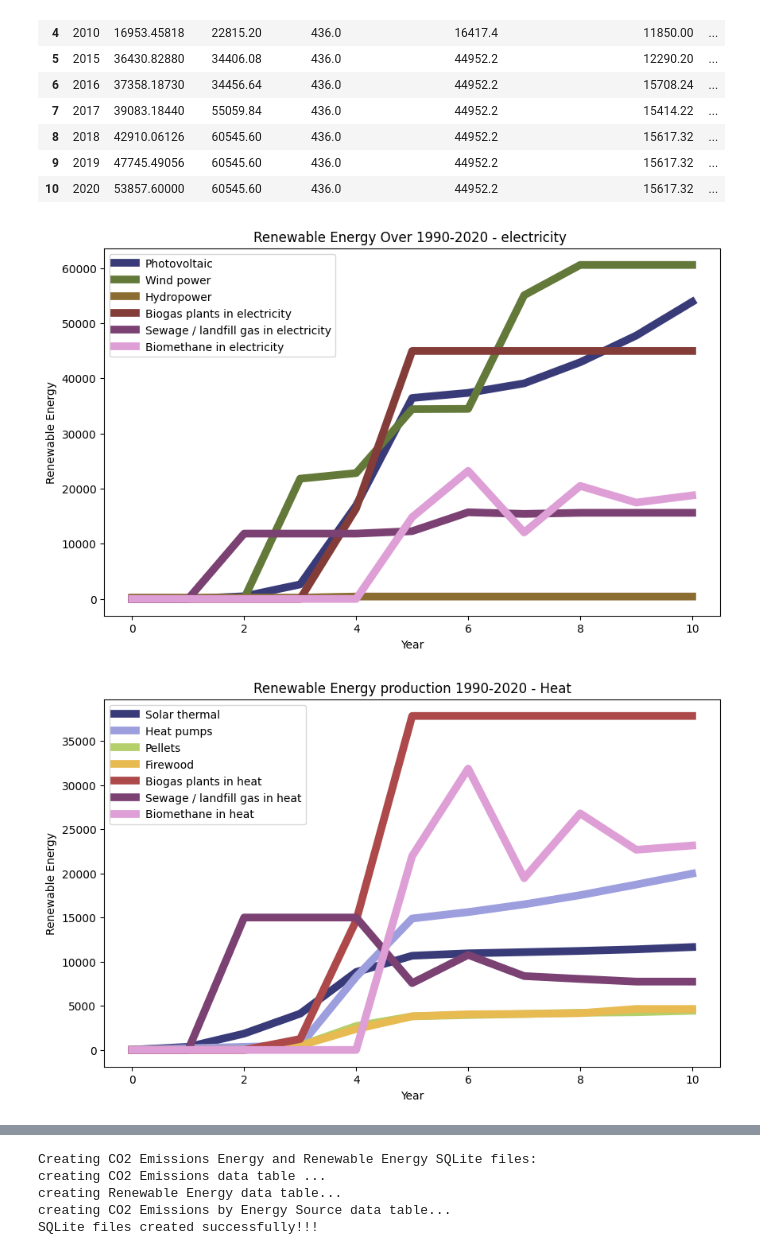
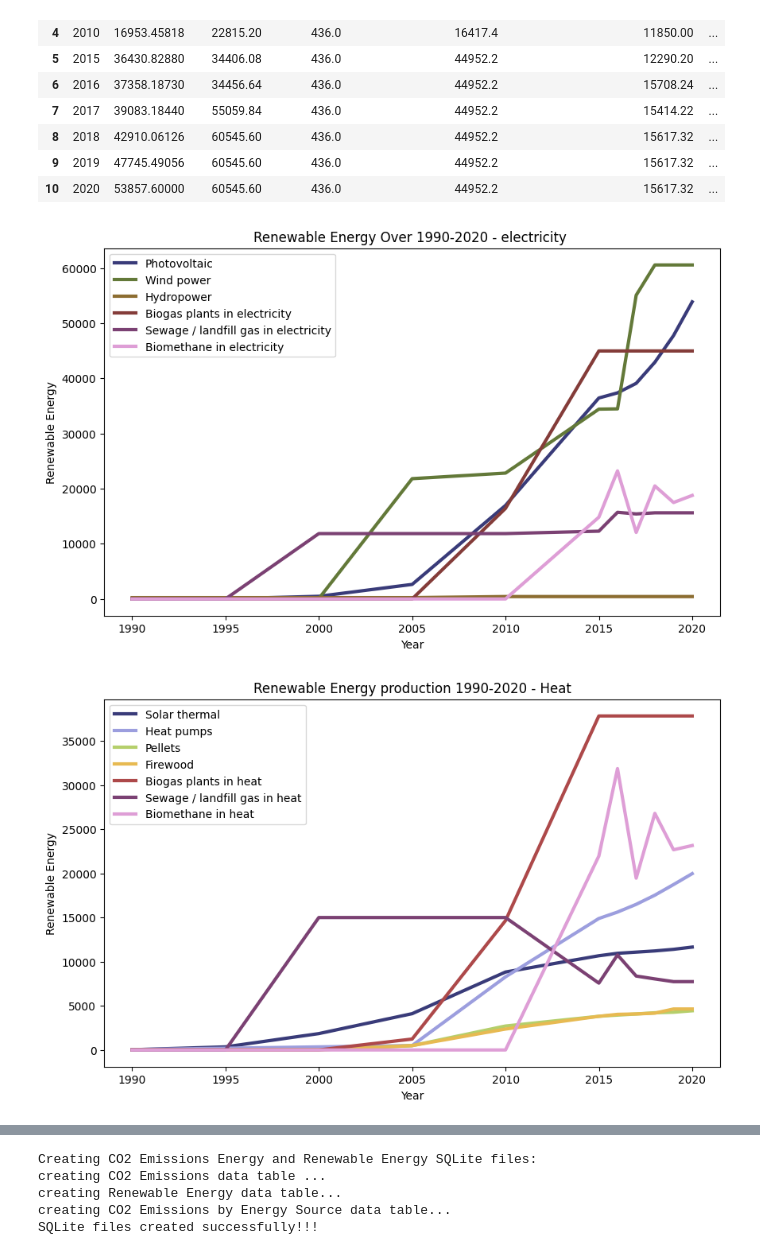
Before and after one commit to AsmaFarag95/made-template, a Jupyter notebook: project/report.ipynb, the cells around one changed output, grey strips where cells are left out. Cells and saved outputs as stored; diff of their text form; code cells hidden in the pictures.

```diff
--- a/project/report.ipynb
+++ b/project/report.ipynb
@@ -126,7 +131,7 @@ renewable_energy.rename(columns={
     'Biogasanlagen_x': 'Biogas plants in electricity',
     'Klär- / Deponiegas_x': 'Sewage / landfill gas in electricity',
     'Biomethan_x': 'Biomethane in electricity',
-    'Gesamt EE': 'Total in electricity',
+    'Gesamt EE': 'Total RE in electricity',
     'Solarthermie': 'Solar thermal',
     'Wärmepumpen': 'Heat pumps',
     'Pellets': 'Pellets',
@@ -134,11 +139,11 @@ renewable_energy.rename(columns={
     'Biogasanlagen_y': 'Biogas plants in heat',
     'Klär- / Deponiegas_y': 'Sewage / landfill gas in heat',
     'Biomethan_y': 'Biomethane in heat',
-    'Gesamt': 'Total in heat',
+    'Gesamt': 'Total RE in heat',
 }, inplace=True)
 
 #Cleaning data and replacing missing values
 renewable_energy.fillna(0, inplace=True)
-renewable_energy['Total'] = renewable_energy[['Total in electricity','Total in heat']].sum(axis=1)
+renewable_energy['Total RE production'] = renewable_energy[['Total RE in electricity','Total RE in heat']].sum(axis=1)
 
 #########################################
@@ -167,10 +162,11 @@ renewable_energy.head(15)
 | 8 | 2018 | 42910.06126 | 60545.60 | 436.0 | 44952.2 | 15617.32 | ... |
 | 9 | 2019 | 47745.49056 | 60545.60 | 436.0 | 44952.2 | 15617.32 | ... |
 | 10 | 2020 | 53857.60000 | 60545.60 | 436.0 | 44952.2 | 15617.32 | ... |
+# %%
+renewable_energy.set_index('year', inplace=True)
 # %%
 
 # plot
-#renewable_energy.set_index('year', inplace=True)
 
 #  The columns for the first and second pictures
 columns_electricity = ['Photovoltaic', 'Wind power', 'Hydropower', 'Biogas plants in electricity',
@@ -183,34 +179,34 @@ columns_heat = ['Solar thermal', 'Heat pumps', 'Pellets', 'Firewood',
 renewable_energy[columns_electricity].plot(
 
     kind='line',
     figsize=(10, 6),
     colormap='tab20b',
-    linewidth=7,
+    linewidth=3,
     title='Renewable Energy Over 1990-2020 - electricity ',
 )
 
 # Set labels
 plt.xlabel('Year')
 plt.ylabel('Renewable Energy')
 
 # Show the first plot
 plt.show()
 
 # Plotting the columns_heat picture
 renewable_energy[columns_heat].plot(
     kind='line' ,
     figsize=(10, 6),
     colormap='tab20b',
-    linewidth=7,
+    linewidth=3,
     title='Renewable Energy production 1990-2020 - Heat',
 )
 
 # Set labels
 plt.xlabel('Year')
 plt.ylabel('Renewable Energy')
 
 # Show the second plot
 plt.show()
 # %% [output]
-[figure, old version]
+[figure, new version]
-[figure, old version]
+[figure, new version]
```
Also changed, not shown: parts of 162 cells of this notebook.
